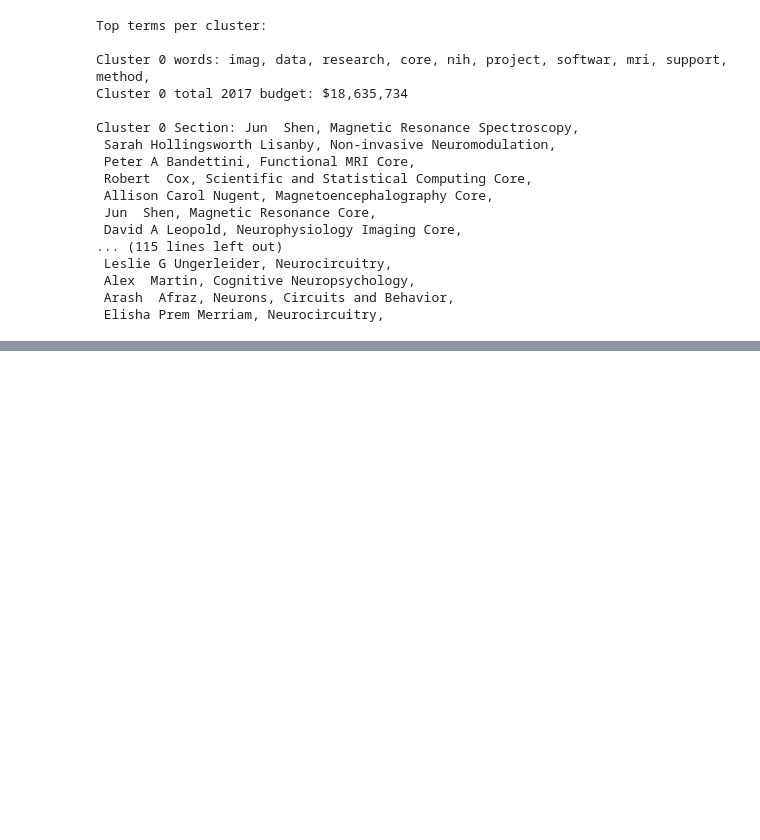
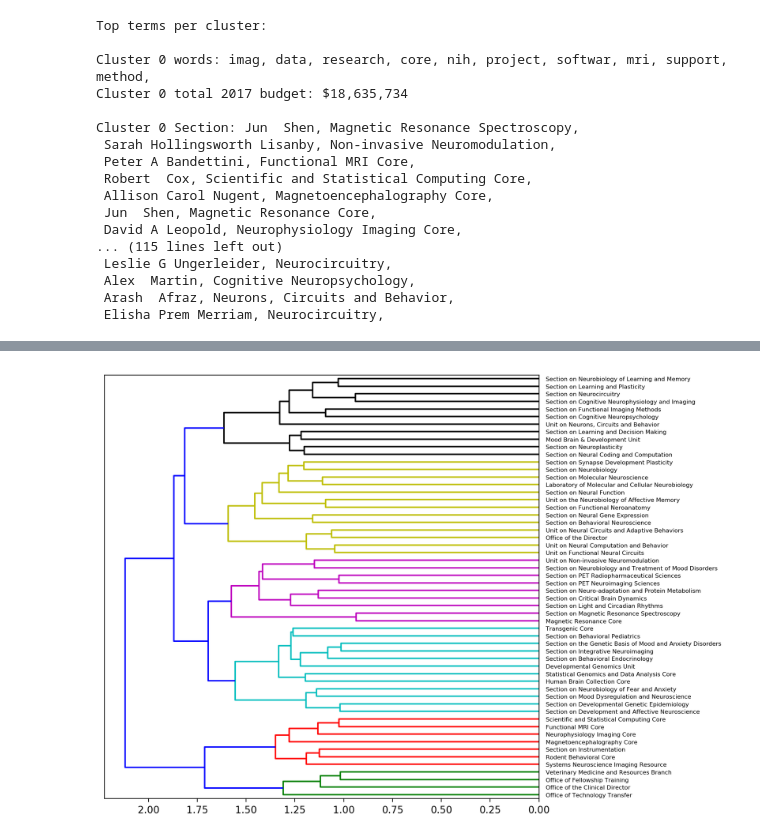
Before and after one commit to nih-fmrif/nimh_irp_clustering, a Jupyter notebook: notebooks/cluster_IRP_labs.ipynb, the cells around one changed output, grey strips where cells are left out. Drawn from its saved outputs; the diff is of its cells as text; code cells hidden in the pictures; blank space fills up the shorter version.

```diff
--- a/notebooks/cluster_IRP_labs.ipynb
+++ b/notebooks/cluster_IRP_labs.ipynb
@@ -360,0 +387,11 @@ Cluster 0 Section: Jun  Shen, Magnetic Resonance Spectroscopy,
+# %%
+manual_edits = [('Charles R Gerfen; PhD', 'Office of the Director, NIMH', 'Functional Organization of the Cerebral Cortex and Basal Ganglia', 'Organization of the Cortex and Basal Ganglia'),
+                ('Susan G Amara; PhD', 'Office of the Director, NIMH', 'Office of the Scientific Director', 'Office of the Scientific Director'),
+                ('Maryland Pao; MD', 'Office of the Clinical Director, NIMH', 'Psychiatry Consultation Liaison Service Research', 'Psychiatry Consultation Liaison Service Research'),
+                ('Adam G Thomas; PhD', 'Functional MRI Core, NIMH', 'Data Science and Sharing Team', 'Data Science and Sharing Team'),
+                ('Audrey E Thurm; PhD', 'Office of the Clinical Director, NIMH', 'Neurodevelopmental and Behavioral Phenotyping', 'Neurodevelopmental and Behavioral Phenotyping'),
+                ('Ashura  Buckley', 'Office of the Clinical Director, NIMH', 'Sleep and Neurodevelopment Service', 'Sleep and Neurodevelopment Service'),
+                ('Francisco  Pereira', 'Functional MRI Core, NIMH', 'Machine Learning Team', 'Machine Learning Team'),
+                ('Maryland Pao; MD', 'Office of the Clinical Director, NIMH', 'Office of the Clinical Director-Psychiatry Clinical Research Training', 'Psychiatry Clinical Research Training'),
+                ('Susan G Amara; PhD', 'Office of the Director, NIMH', 'NIMH Space Activation, Maintenance, and Improvement', 'Space Activation, Maintenance, and Improvement'),
+               ]
@@ -360,0 +495,3 @@ Cluster 0 Section: Jun  Shen, Magnetic Resonance Spectroscopy,
+# %%
+ro_df = pj_df.groupby('Research Organization',as_index=False)[['pj_text']].sum()
+ro_df['label'] = ro_df['Research Organization'].str.replace(', NIMH', '')
@@ -360,0 +518,12 @@ Cluster 0 Section: Jun  Shen, Magnetic Resonance Spectroscopy,
+# %%
+tfidf_vectorizer = TfidfVectorizer(max_df=0.8, max_features=200000,
+                                 min_df=0.1, stop_words=stopwords,
+                                 use_idf=True, tokenizer=tokenize_and_stem, ngram_range=(1,3))
+tfidf_matrix = tfidf_vectorizer.fit_transform(ro_df['pj_text'].values)
+# %%
+import scipy.cluster.hierarchy as shc
+Z = shc.linkage(tfidf_matrix.toarray(), method='ward')
+fig,ax = plt.subplots(1,1, figsize=(8,8), dpi=200)
+dend = shc.dendrogram(Z, labels=ro_df['label'].values, orientation='left', color_threshold=1.65)
+# %% [output]
+[figure, added]
```
Also changed, not shown: parts of 15 cells of this notebook, 3 other files.
